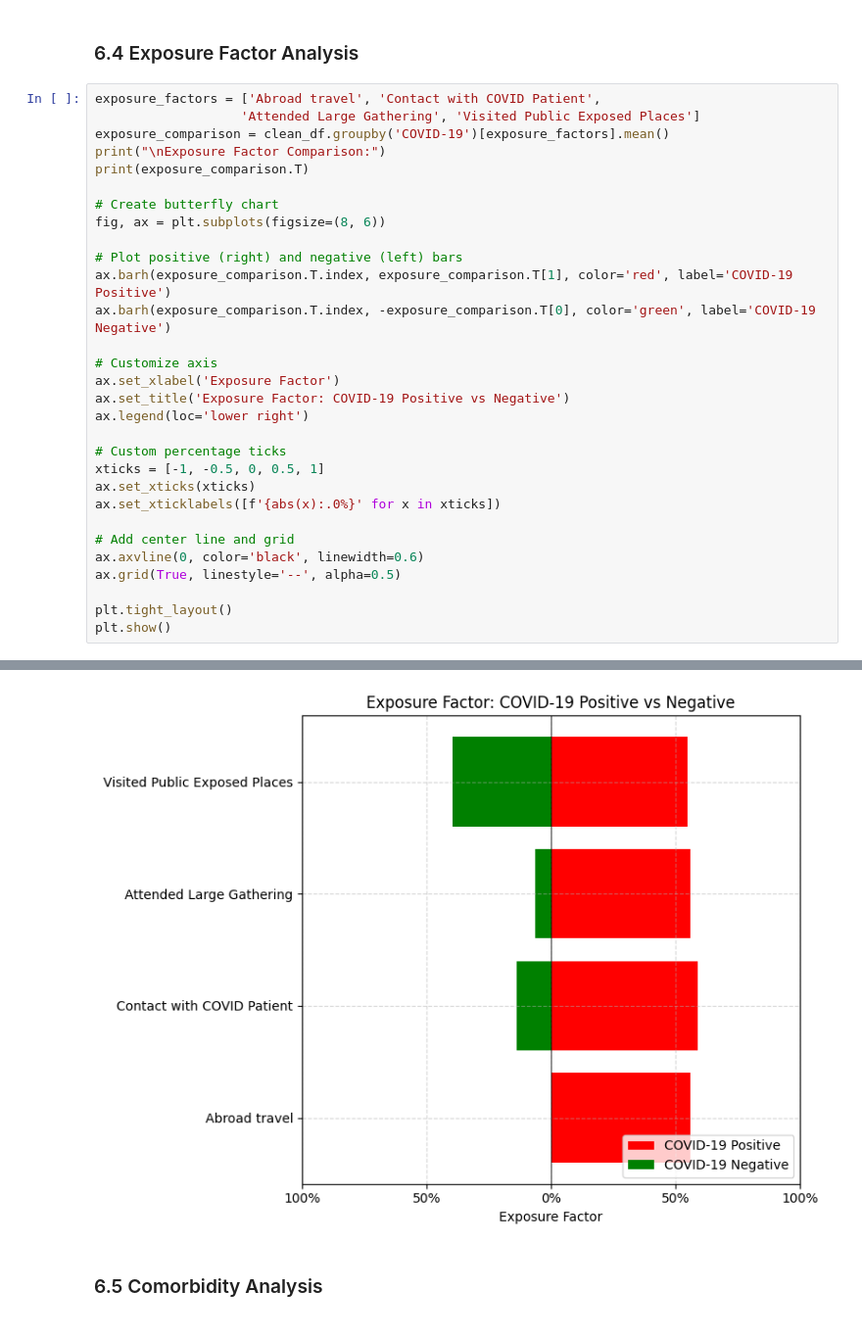
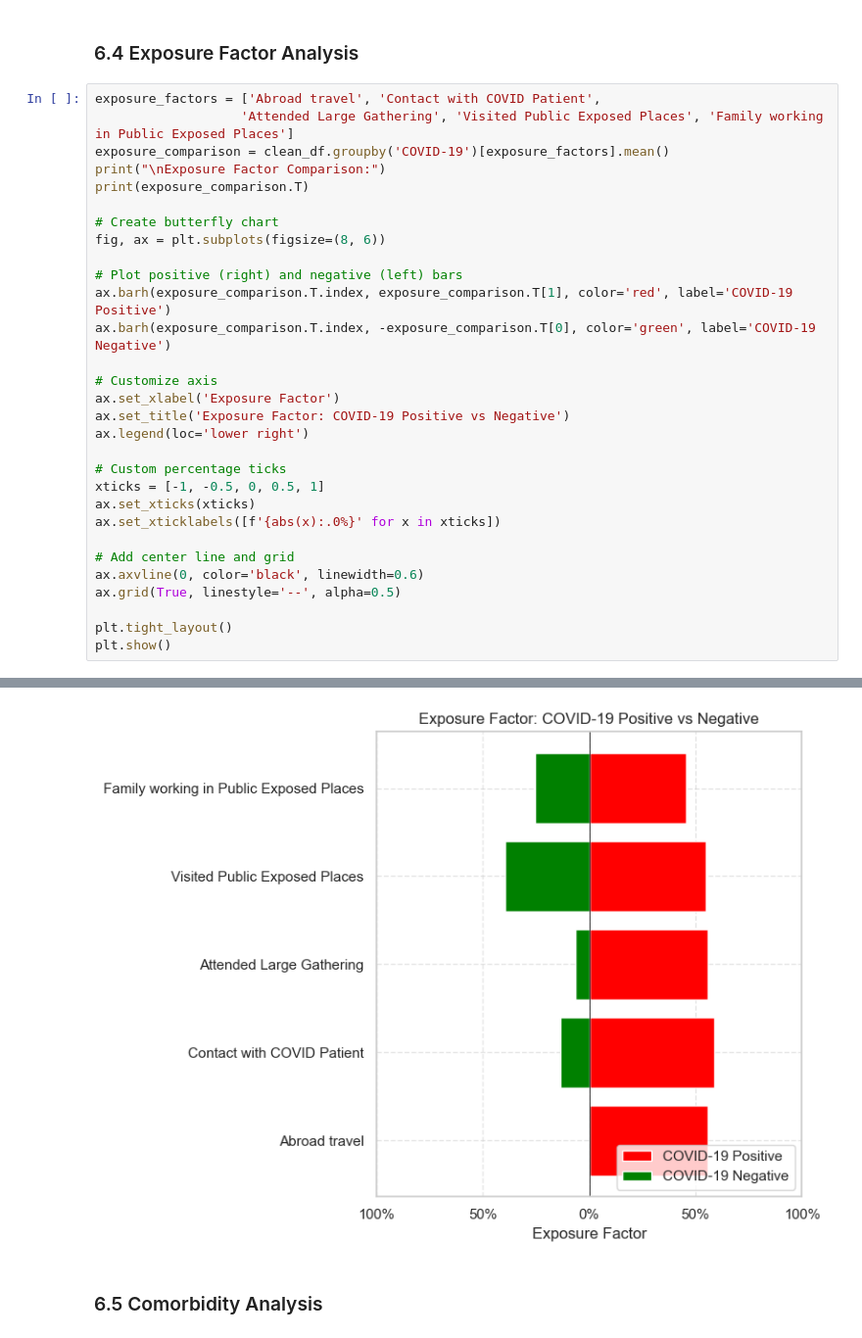
Before and after one commit to IzamAriff/BDA_PROJECT, a Jupyter notebook: main.ipynb, the cells around one changed output, grey strips where cells are left out. Shown at 98% size. Drawn from its saved outputs; the diff is of its cells as text.

```diff
--- a/main.ipynb
+++ b/main.ipynb
@@ -378,7 +382,7 @@ plt.show()
 ### 6.4 Exposure Factor Analysis
 # %%
 exposure_factors = ['Abroad travel', 'Contact with COVID Patient',
-                   'Attended Large Gathering', 'Visited Public Exposed Places']
+                   'Attended Large Gathering', 'Visited Public Exposed Places', 'Family working in Public Exposed Places']
 exposure_comparison = clean_df.groupby('COVID-19')[exposure_factors].mean()
 print("\nExposure Factor Comparison:")
 print(exposure_comparison.T)
@@ -416,4 +421,4 @@ Visited Public Exposed Places  0.396765  0.548255
-[figure, old version]
+[figure, new version]
 # %% [markdown]
 ### 6.5 Comorbidity Analysis
 # %%
```
Also changed, not shown: parts of 9 cells of this notebook.
